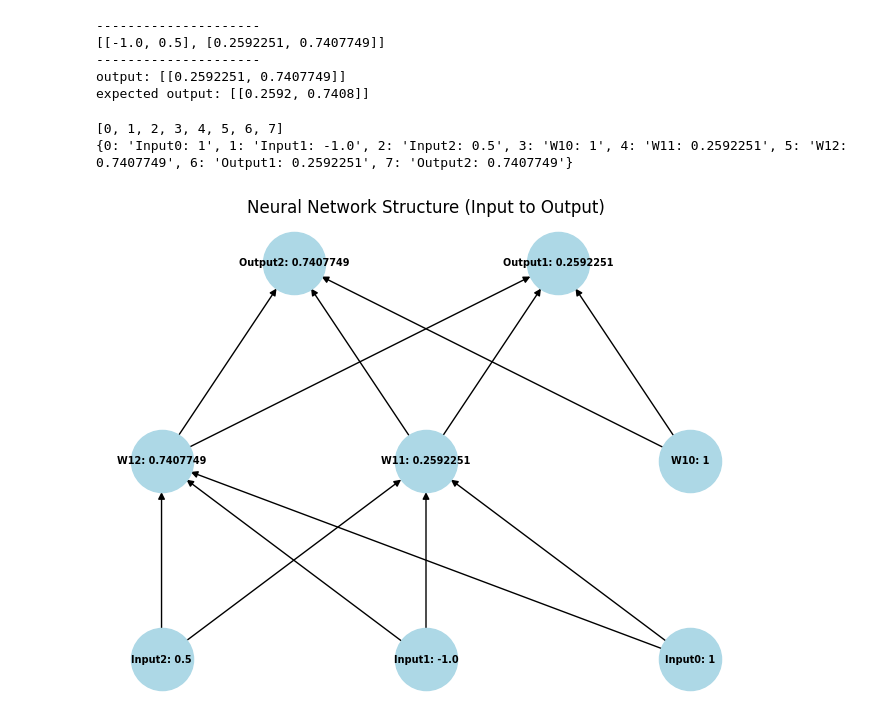
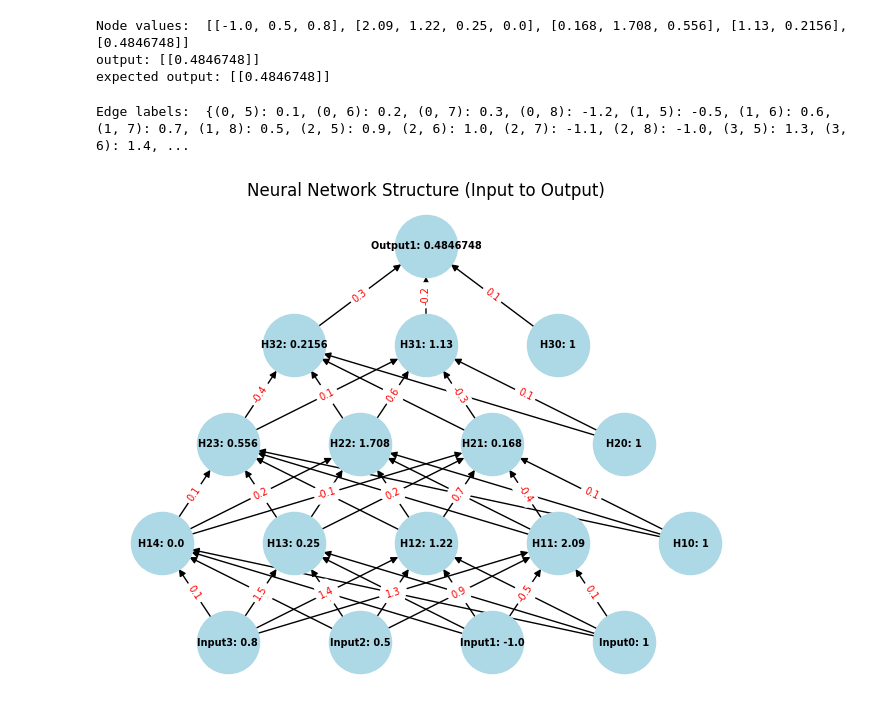
Before and after one commit to moonawar/Neural-Network, a Jupyter notebook: Bagian-A/src/Forward_Propagation_Feed_Forward_Neural_Network.ipynb, the cells around one changed output. Cells and saved outputs as stored; diff of their text form; code cells hidden in the pictures.

Commit message:
add vertex weight

```diff
--- a/Bagian-A/src/Forward_Propagation_Feed_Forward_Neural_Network.ipynb
+++ b/Bagian-A/src/Forward_Propagation_Feed_Forward_Neural_Network.ipynb
@@ -84,12 +84,12 @@ class NeuralNetworkGraph:
             node_number += 1
 
         # Add nodes for each layer with the subset key
-        for i in range(1, len(node_bobots)):
-            self.node_labels[node_number] = "W"+str(i)+str(0)+": "+str(1)
+        for i in range(1, len(node_bobots)-1):
+            self.node_labels[node_number] = "H"+str(i)+str(0)+": "+str(1)
             self.add_nodes_layer([node_number+j for j in range(len(node_bobots[i])+1)], i)
             node_number += 1
             for j in range(len(node_bobots[i])):
-                self.node_labels[node_number] = "W"+str(i)+str(j+1)+": "+str(node_bobots[i][j])
+                self.node_labels[node_number] = "H"+str(i)+str(j+1)+": "+str(node_bobots[i][j])
                 node_number += 1
 
         self.add_nodes_layer([node_number+j for j in range(len(node_bobots[-1]))], len(node_bobots))
@@ -104,22 +104,21 @@ class NeuralNetworkGraph:
         curr_number_neuron = 0
 
         # Add edge for each node of input layer and hidden layer
-        for layer_number in range(len(node_bobots)-1):
+        for layer_number in range(len(node_bobots)-2):
             curr_number_neuron += len(node_bobots[layer_number])+1
-
             for i in range(len(node_bobots[layer_number])+1):
                 for j in range(len(node_bobots[layer_number+1])):
                     self.add_edge(number_of_prev_neuron, curr_number_neuron+j+1)
                 number_of_prev_neuron += 1
 
         # Add edge for each node on output layer
-        curr_number_neuron += len(node_bobots[-1])+1
-        for i in range(len(node_bobots[-1])+1):
+        curr_number_neuron += len(node_bobots[-2])+1
+        for i in range(len(node_bobots[-2])+1):
             for j in range(len(node_bobots[-1])):
                 self.add_edge(number_of_prev_neuron, curr_number_neuron+j)
             number_of_prev_neuron += 1
 # %%
-model = open(f'../../Bagian-A/test/softmax.json', 'r')
+model = open(f'../../Bagian-A/test/multilayer.json', 'r')
 model = json.load(model)
 
 layers = model['case']['model']['layers']
@@ -136,45 +135,56 @@ input = model["case"]["input"]
 output = ffnn.forward(input).tolist()
 expected_output = model['expect']['output']
 
+print("Node values: ", ffnn.node_bobots)
+
 print(f'output: {output}')
 print(f'expected output: {expected_output}')
 # %% [output]
----------------------
-[[-1.0, 0.5], [0.2592251, 0.7407749]]
----------------------
-output: [[0.2592251, 0.7407749]]
-expected output: [[0.2592, 0.7408]]
+Node values:  [[-1.0, 0.5, 0.8], [2.09, 1.22, 0.25, 0.0], [0.168, 1.708, 0.556], [1.13, 0.2156], [0.4846748]]
+output: [[0.4846748]]
+expected output: [[0.4846748]]
 # %%
 # Initialize a directed graph for visualization
 neural_network_graph = NeuralNetworkGraph()
 
 neural_network_graph.add_all_nodes(ffnn.node_bobots)
 
 neural_network_graph.add_all_edges(ffnn.node_bobots)
-
-print(neural_network_graph.graphs.nodes())
-print(neural_network_graph.node_labels)
 
 # Assuming neural_network_graph.graphs is your graph object
 neural_network_graphs = neural_network_graph.graphs  # Assuming this is a correct reference
 
 # Add 'layer' attribute to nodes if it's missing
 for node in neural_network_graphs.nodes():
     if 'layer' not in neural_network_graphs.nodes[node]:
         neural_network_graphs.nodes[node]['layer'] = 0  # Set a default layer if needed
 
 # Plot the neural network structure
 pos = nx.multipartite_layout(neural_network_graphs, subset_key="layer", align='horizontal')
 nx.draw(neural_network_graphs, pos, with_labels=True, labels=neural_network_graph.node_labels, node_size=2000, node_color="lightblue", font_size=7, font_weight="bold")
 
 # Add edge labels for better understanding
-edge_labels = {(u, v): f'' for u, v in neural_network_graphs.edges()}
-nx.draw_networkx_edge_labels(neural_network_graphs, pos, edge_labels=edge_labels, font_color='red')
+edge_labels = {}
+index = 0
+sub_index = 0
+sub_sub_index = 0
+for u, v in neural_network_graphs.edges():
+    edge_labels[(u,v)] = weights[index][sub_index][sub_sub_index]
+    if(sub_sub_index+1<len(weights[index][sub_index])):
+        sub_sub_index += 1
+    else:
+        sub_sub_index = 0
+        if(sub_index+1<len(weights[index])):
+            sub_index += 1
+        else:
+            sub_index = 0
+            index += 1
+print("Edge labels: ",edge_labels)
+nx.draw_networkx_edge_labels(neural_network_graphs, pos, edge_labels=edge_labels, font_size=7, font_color='red')
 
 plt.title("Neural Network Structure (Input to Output)")
 plt.axis('off')
 plt.show()
 # %% [output]
-[0, 1, 2, 3, 4, 5, 6, 7]
-{0: 'Input0: 1', 1: 'Input1: -1.0', 2: 'Input2: 0.5', 3: 'W10: 1', 4: 'W11: 0.2592251', 5: 'W12: 0.7407749', 6: 'Output1: 0.2592251', 7: 'Output2: 0.7407749'}
+Edge labels:  {(0, 5): 0.1, (0, 6): 0.2, (0, 7): 0.3, (0, 8): -1.2, (1, 5): -0.5, (1, 6): 0.6, (1, 7): 0.7, (1, 8): 0.5, (2, 5): 0.9, (2, 6): 1.0, (2, 7): -1.1, (2, 8): -1.0, (3, 5): 1.3, (3, 6): 1.4, ...
-[figure, old version]
+[figure, new version]
```
